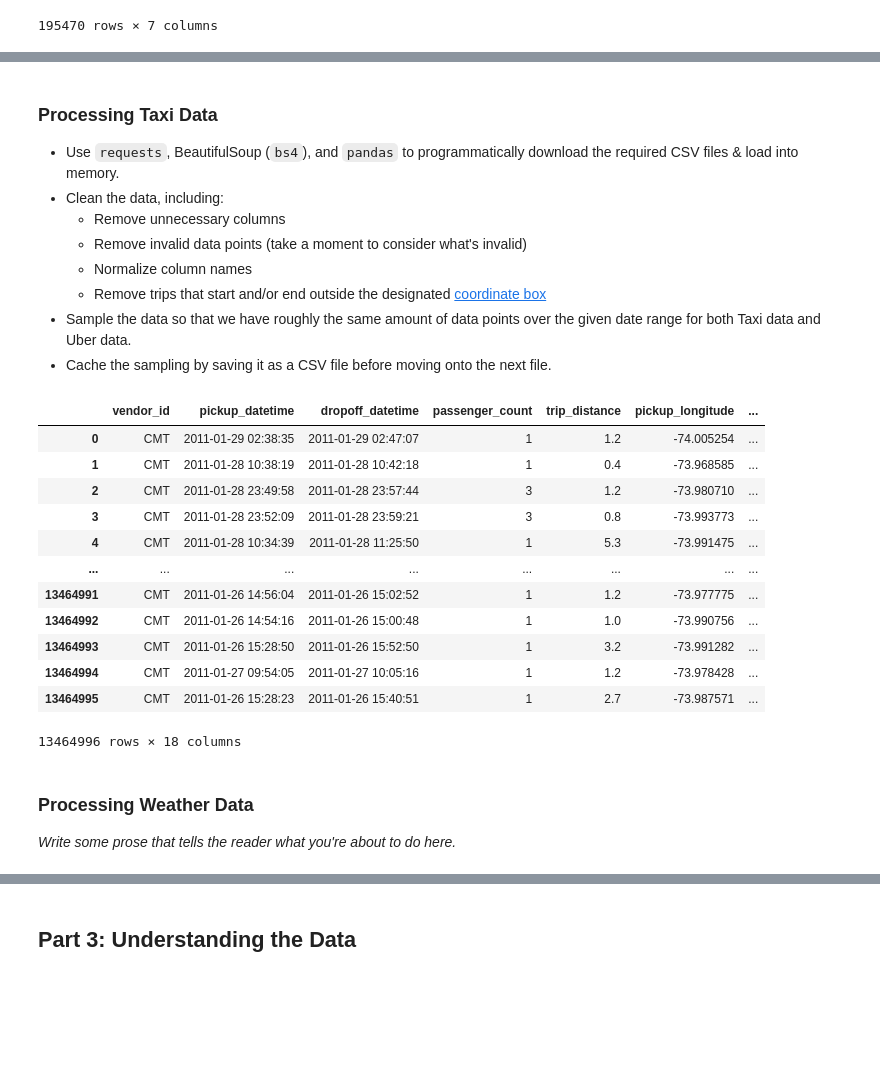
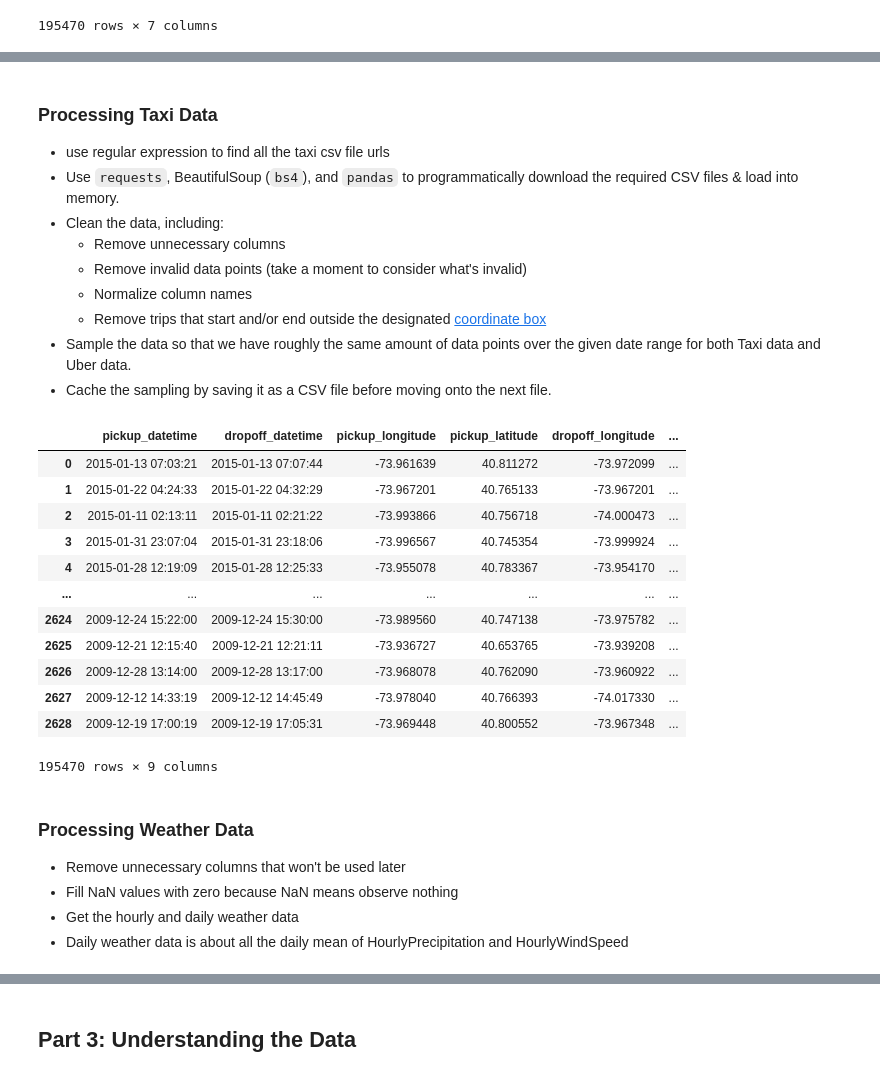
Before and after one commit to MissHela/PYFinalProject, a Jupyter notebook: Final_Project.ipynb, the cells around one changed output, grey strips where cells are left out. Saved outputs shown, nothing was run; the diff lists cells and outputs as text; code cells hidden in the pictures; blank space fills up the shorter version.

Commit message:
Finish part 1 and part 2
Clean all the data and store it in the database.

```diff
--- a/Final_Project.ipynb
+++ b/Final_Project.ipynb
@@ -260,7 +225,7 @@ uber_data
 # %% [markdown]
 ### Processing Taxi Data
 
-
+* use regular expression to find all the taxi csv file urls
 * Use `requests`, BeautifulSoup (`bs4`), and `pandas` to programmatically download the required CSV files & load into memory.
 * Clean the data, including:
     * Remove unnecessary columns
@@ -269,25 +234,6 @@ uber_data
     * Remove trips that start and/or end outside the designated [coordinate box](http://bboxfinder.com/#40.560445,-74.242330,40.908524,-73.717047)
 * Sample the data so that we have roughly the same amount of data points over the given date range for both Taxi data and Uber data.
 * Cache the sampling by saving it as a CSV file before moving onto the next file.
-# %%
-url='https://s3.amazonaws.com/nyc-tlc/trip+data/yellow_tripdata_2011-01.csv'
-df = pd.read_csv(url)
-# %%
-df
-# %% [output]
-|  | vendor_id | pickup_datetime | dropoff_datetime | passenger_count | trip_distance | pickup_longitude | ... |
-| 0 | CMT | 2011-01-29 02:38:35 | 2011-01-29 02:47:07 | 1 | 1.2 | -74.005254 | ... |
-| 1 | CMT | 2011-01-28 10:38:19 | 2011-01-28 10:42:18 | 1 | 0.4 | -73.968585 | ... |
-| 2 | CMT | 2011-01-28 23:49:58 | 2011-01-28 23:57:44 | 3 | 1.2 | -73.980710 | ... |
-| 3 | CMT | 2011-01-28 23:52:09 | 2011-01-28 23:59:21 | 3 | 0.8 | -73.993773 | ... |
-| 4 | CMT | 2011-01-28 10:34:39 | 2011-01-28 11:25:50 | 1 | 5.3 | -73.991475 | ... |
-| ... | ... | ... | ... | ... | ... | ... | ... |
-| 13464991 | CMT | 2011-01-26 14:56:04 | 2011-01-26 15:02:52 | 1 | 1.2 | -73.977775 | ... |
-| 13464992 | CMT | 2011-01-26 14:54:16 | 2011-01-26 15:00:48 | 1 | 1.0 | -73.990756 | ... |
-| 13464993 | CMT | 2011-01-26 15:28:50 | 2011-01-26 15:52:50 | 1 | 3.2 | -73.991282 | ... |
-| 13464994 | CMT | 2011-01-27 09:54:05 | 2011-01-27 10:05:16 | 1 | 1.2 | -73.978428 | ... |
-| 13464995 | CMT | 2011-01-26 15:28:23 | 2011-01-26 15:40:51 | 1 | 2.7 | -73.987571 | ... |
-13464996 rows × 18 columns
 # %%
 # find all the taxi csv file urls
 def find_taxi_csv_urls() -> list:
@@ -378,6 +357,26 @@ def get_and_clean_taxi_data():
 taxi_data = get_and_clean_taxi_data()
+# %%
+# show taxi data
+taxi_data
+# %% [output]
+|  | pickup_datetime | dropoff_datetime | pickup_longitude | pickup_latitude | dropoff_longitude | ... |
+| 0 | 2015-01-13 07:03:21 | 2015-01-13 07:07:44 | -73.961639 | 40.811272 | -73.972099 | ... |
+| 1 | 2015-01-22 04:24:33 | 2015-01-22 04:32:29 | -73.967201 | 40.765133 | -73.967201 | ... |
+| 2 | 2015-01-11 02:13:11 | 2015-01-11 02:21:22 | -73.993866 | 40.756718 | -74.000473 | ... |
+| 3 | 2015-01-31 23:07:04 | 2015-01-31 23:18:06 | -73.996567 | 40.745354 | -73.999924 | ... |
+| 4 | 2015-01-28 12:19:09 | 2015-01-28 12:25:33 | -73.955078 | 40.783367 | -73.954170 | ... |
+| ... | ... | ... | ... | ... | ... | ... |
+| 2624 | 2009-12-24 15:22:00 | 2009-12-24 15:30:00 | -73.989560 | 40.747138 | -73.975782 | ... |
+| 2625 | 2009-12-21 12:15:40 | 2009-12-21 12:21:11 | -73.936727 | 40.653765 | -73.939208 | ... |
+| 2626 | 2009-12-28 13:14:00 | 2009-12-28 13:17:00 | -73.968078 | 40.762090 | -73.960922 | ... |
+| 2627 | 2009-12-12 14:33:19 | 2009-12-12 14:45:49 | -73.978040 | 40.766393 | -74.017330 | ... |
+| 2628 | 2009-12-19 17:00:19 | 2009-12-19 17:05:31 | -73.969448 | 40.800552 | -73.967348 | ... |
+195470 rows × 9 columns
 # %% [markdown]
 ### Processing Weather Data
 
-_Write some prose that tells the reader what you're about to do here._
+* Remove unnecessary columns that won't be used later
+* Fill NaN values with zero because NaN means observe nothing
+* Get the hourly and daily weather data
+* Daily weather data is about all the daily mean of HourlyPrecipitation and HourlyWindSpeed
 # %%
```
Also changed, not shown: parts of 27 cells of this notebook, 3 other files.
